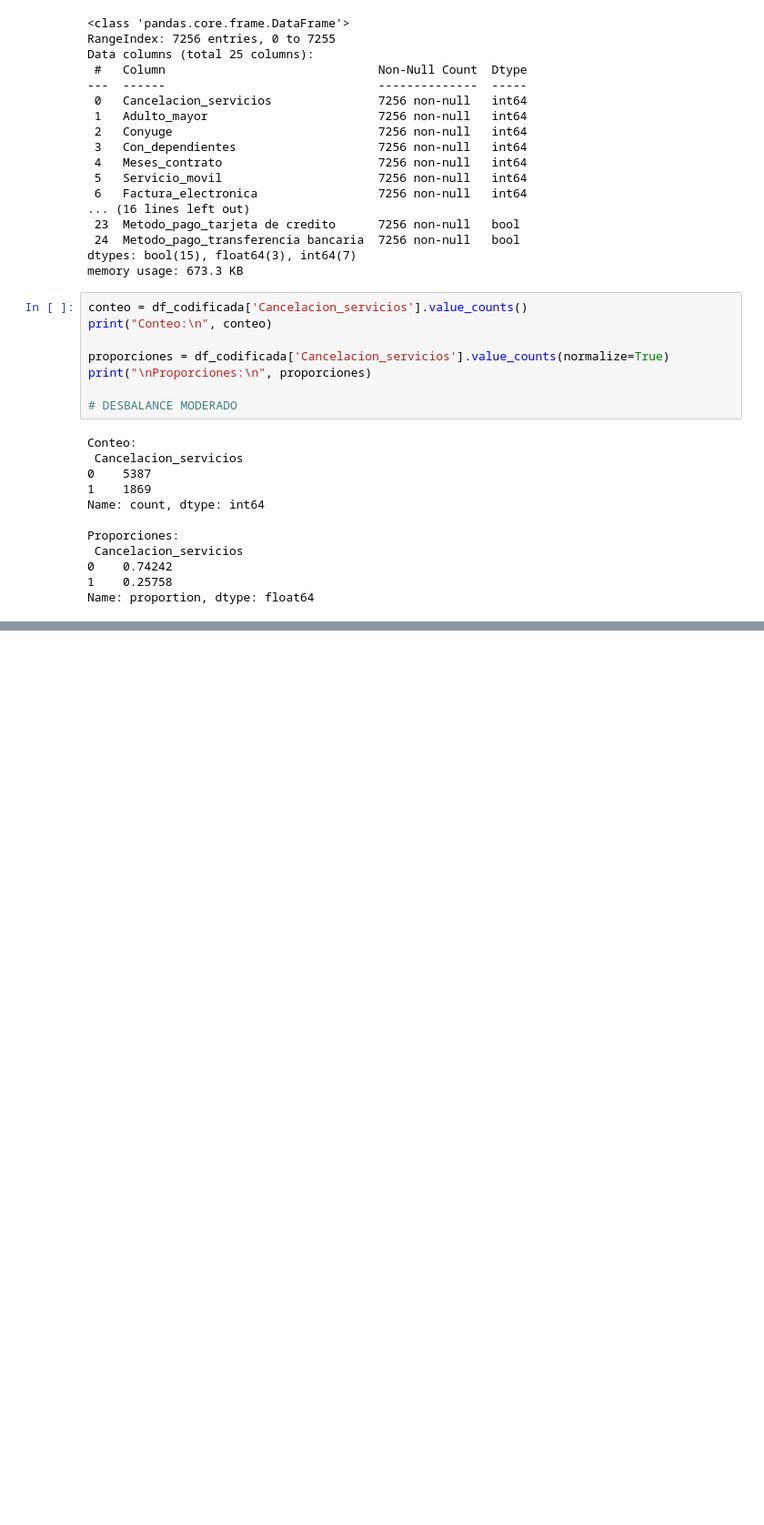
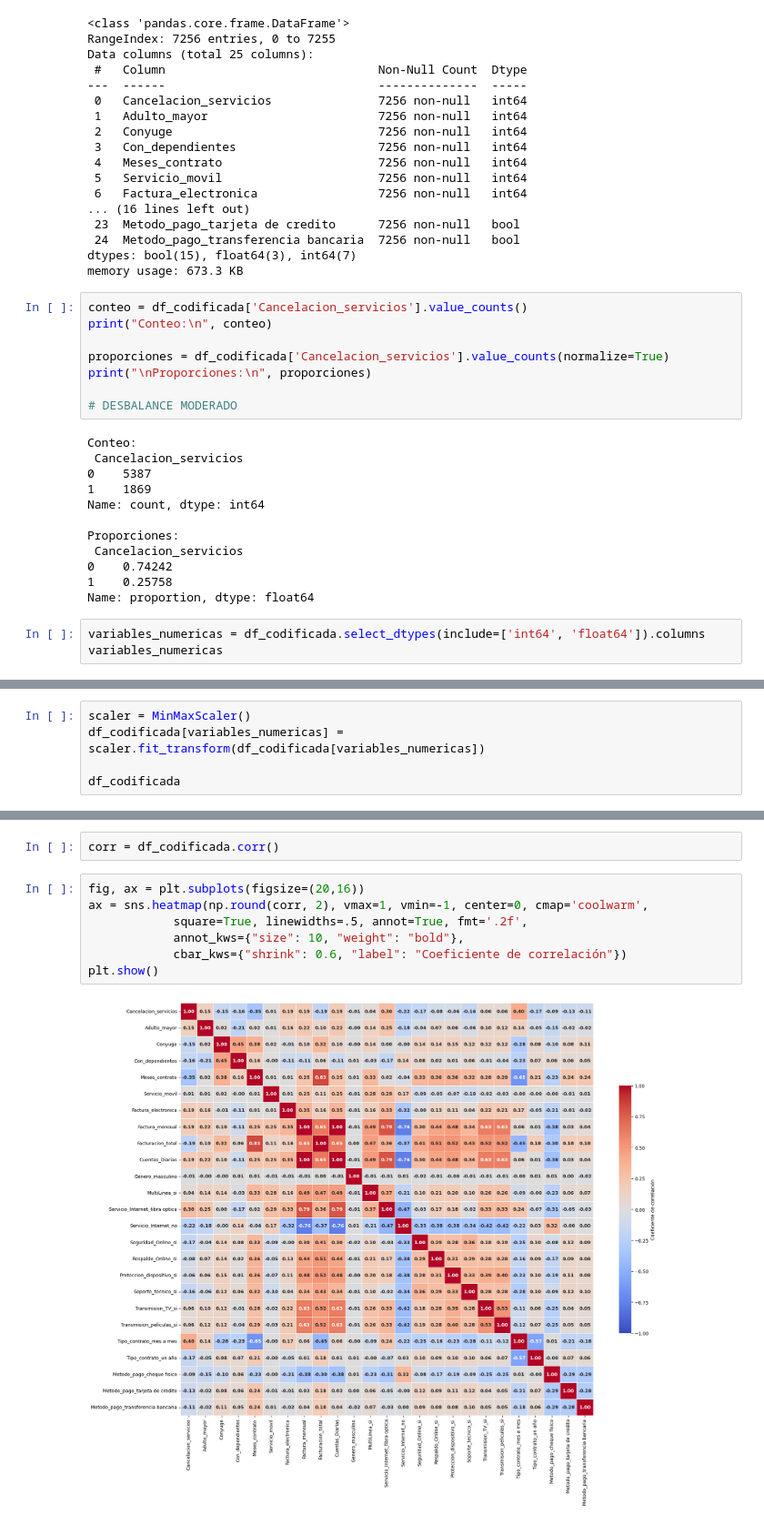
Before and after one commit to nxzK1/TelecomX_p2_Challenge, a Jupyter notebook: TelecomX_p2_Challenge.ipynb, the cells around one changed output, grey strips where cells are left out. Shown at 91% size. Saved outputs shown, nothing was run; the diff lists cells and outputs as text; blank space fills up the shorter version.

Commit message:
Normalizacion de variables + comparacion de correlacion antes y despues.

```diff
--- a/TelecomX_p2_Challenge.ipynb
+++ b/TelecomX_p2_Challenge.ipynb
@@ -255,3 +256,6 @@ Proporciones:
 0    0.74242
 1    0.25758
 Name: proportion, dtype: float64
+# %%
+variables_numericas = df_codificada.select_dtypes(include=['int64', 'float64']).columns
+variables_numericas
@@ -257,0 +267,5 @@ Name: proportion, dtype: float64
+# %%
+scaler = MinMaxScaler()
+df_codificada[variables_numericas] = scaler.fit_transform(df_codificada[variables_numericas])
+
+df_codificada
@@ -257,0 +286,11 @@ Name: proportion, dtype: float64
+# %%
+corr = df_codificada.corr()
+# %%
+fig, ax = plt.subplots(figsize=(20,16))
+ax = sns.heatmap(np.round(corr, 2), vmax=1, vmin=-1, center=0, cmap='coolwarm',
+            square=True, linewidths=.5, annot=True, fmt='.2f',
+            annot_kws={"size": 10, "weight": "bold"},
+            cbar_kws={"shrink": 0.6, "label": "Coeficiente de correlación"})
+plt.show()
+# %% [output]
+[figure, added]
```
Also changed, not shown: parts of 6 cells of this notebook.
